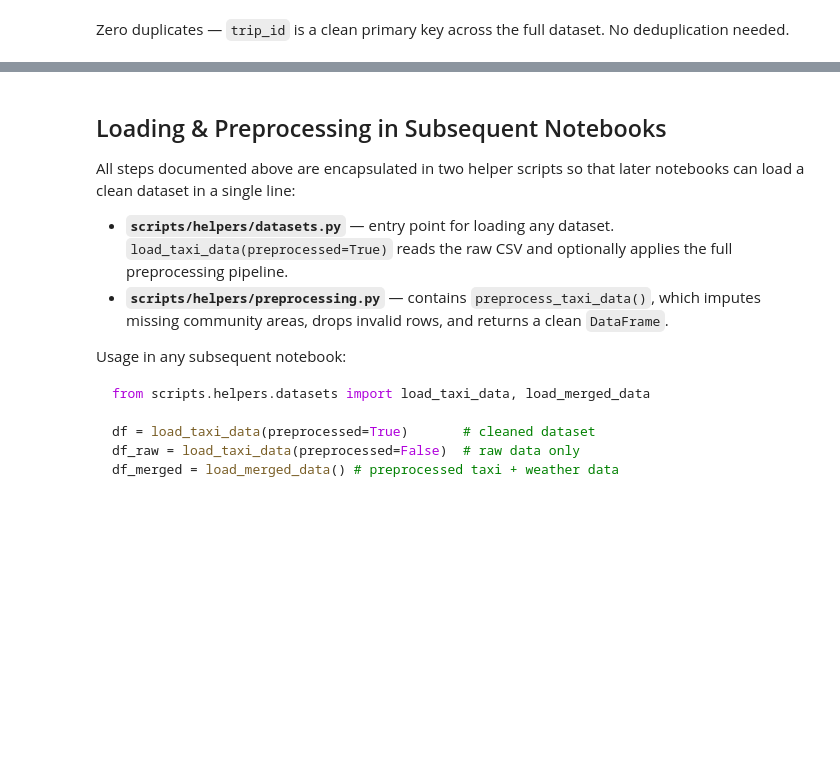
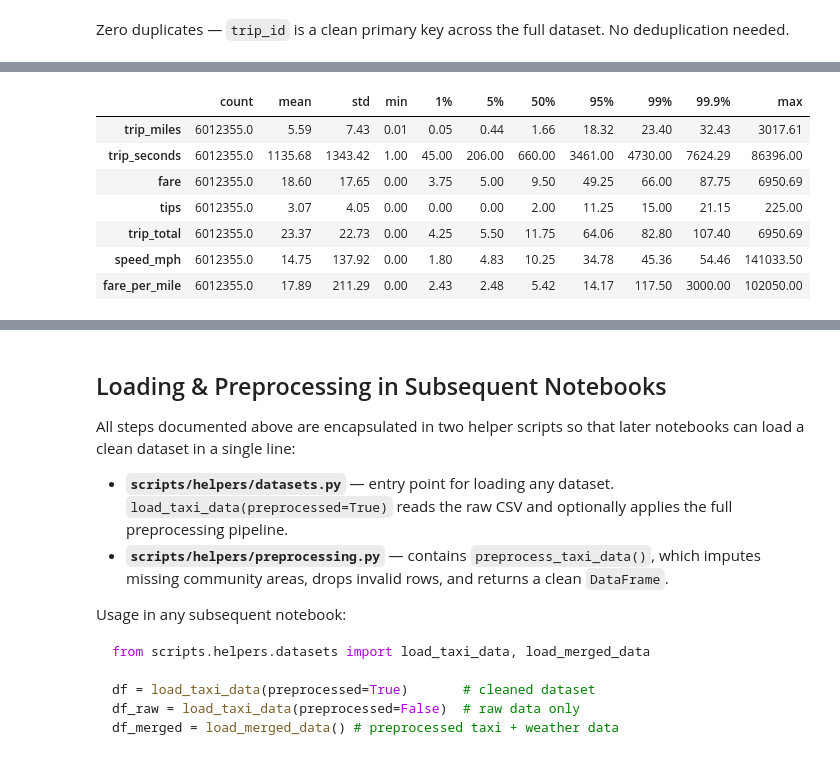
Before and after one commit to timoerc/AAA26-Chicago-Mobility, a Jupyter notebook: notebooks/01_data_preparation.ipynb, the cells around one changed output, grey strips where cells are left out. Saved outputs shown, nothing was run; the diff lists cells and outputs as text; code cells hidden in the pictures; blank space fills up the shorter version.

```diff
--- a/notebooks/01_data_preparation.ipynb
+++ b/notebooks/01_data_preparation.ipynb
@@ -284,0 +323,34 @@ Zero duplicates — `trip_id` is a clean primary key across the full dataset. No
+# %%
+# Diagnose on the fully cleaned dataset (exactly what the downstream notebooks load)
+df_diag = df.copy()
+
+# --- Derived plausibility features (bivariate — catch cases each column hides on its own) ---
+df_diag["speed_mph"]     = df_diag["trip_miles"] / (df_diag["trip_seconds"] / 3600)
+df_diag["fare_per_mile"] = df_diag["fare"] / df_diag["trip_miles"]
+df_diag["total_check"]   = df_diag["trip_total"] - (
+    df_diag["fare"] + df_diag["tips"] + df_diag["tolls"] + df_diag["extras"]
+)
+
+# Division by zero (trip_seconds==0 or trip_miles==0 that survived the earlier filters) -> NaN
+df_diag[["speed_mph", "fare_per_mile"]] = df_diag[["speed_mph", "fare_per_mile"]].replace(
+    [np.inf, -np.inf], np.nan
+)
+
+# --- Distribution overview: quantiles instead of just min/max (expose the right-skewed tails) ---
+feature_cols = ["trip_miles", "trip_seconds", "fare", "tips", "trip_total",
+                "speed_mph", "fare_per_mile"]
+summary = (
+    df_diag[feature_cols]
+    .describe(percentiles=[0.01, 0.05, 0.5, 0.95, 0.99, 0.999])
+    .T.round(2)
+)
+display(summary)
+# %% [output]
+|  | count | mean | std | min | 1% | 5% | 50% | 95% | 99% | 99.9% | max |
+| trip_miles | 6012355.0 | 5.59 | 7.43 | 0.01 | 0.05 | 0.44 | 1.66 | 18.32 | 23.40 | 32.43 | 3017.61 |
+| trip_seconds | 6012355.0 | 1135.68 | 1343.42 | 1.00 | 45.00 | 206.00 | 660.00 | 3461.00 | 4730.00 | 7624.29 | 86396.00 |
+| fare | 6012355.0 | 18.60 | 17.65 | 0.00 | 3.75 | 5.00 | 9.50 | 49.25 | 66.00 | 87.75 | 6950.69 |
+| tips | 6012355.0 | 3.07 | 4.05 | 0.00 | 0.00 | 0.00 | 2.00 | 11.25 | 15.00 | 21.15 | 225.00 |
+| trip_total | 6012355.0 | 23.37 | 22.73 | 0.00 | 4.25 | 5.50 | 11.75 | 64.06 | 82.80 | 107.40 | 6950.69 |
+| speed_mph | 6012355.0 | 14.75 | 137.92 | 0.00 | 1.80 | 4.83 | 10.25 | 34.78 | 45.36 | 54.46 | 141033.50 |
+| fare_per_mile | 6012355.0 | 17.89 | 211.29 | 0.00 | 2.43 | 2.48 | 5.42 | 14.17 | 117.50 | 3000.00 | 102050.00 |
```
Also changed, not shown: parts of 22 cells of this notebook, 1 other file.
